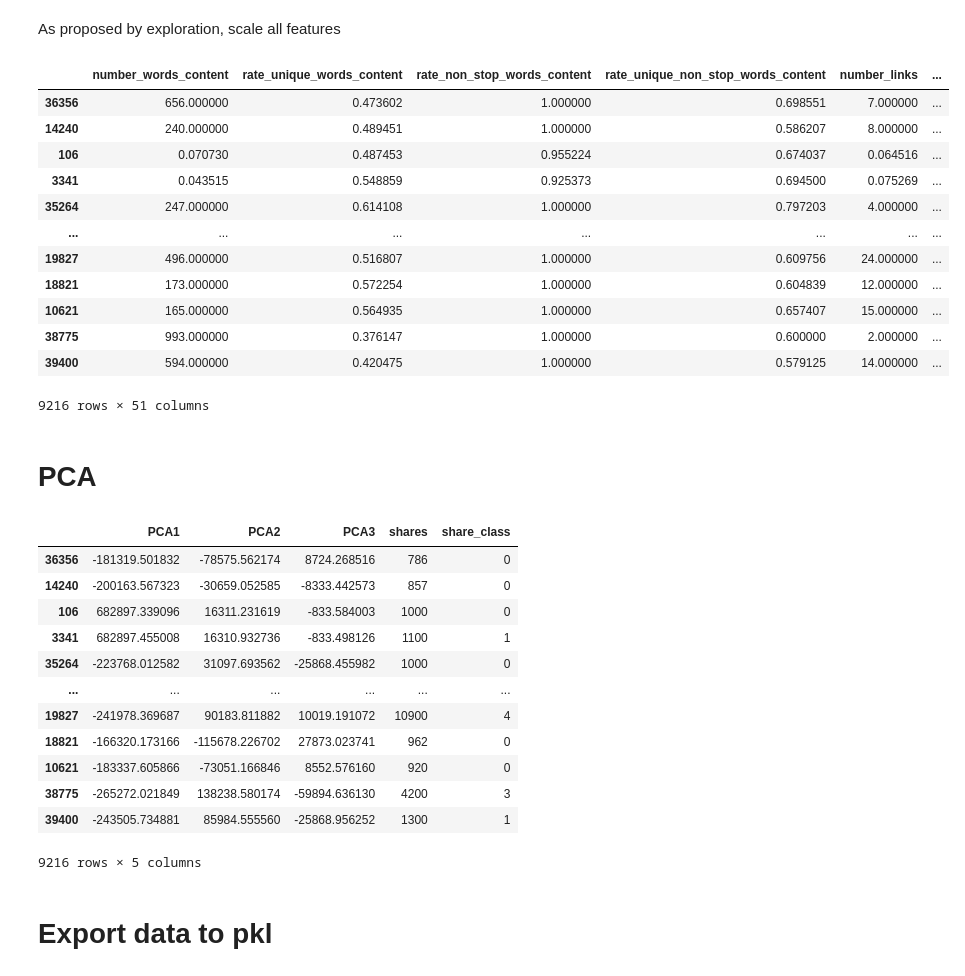
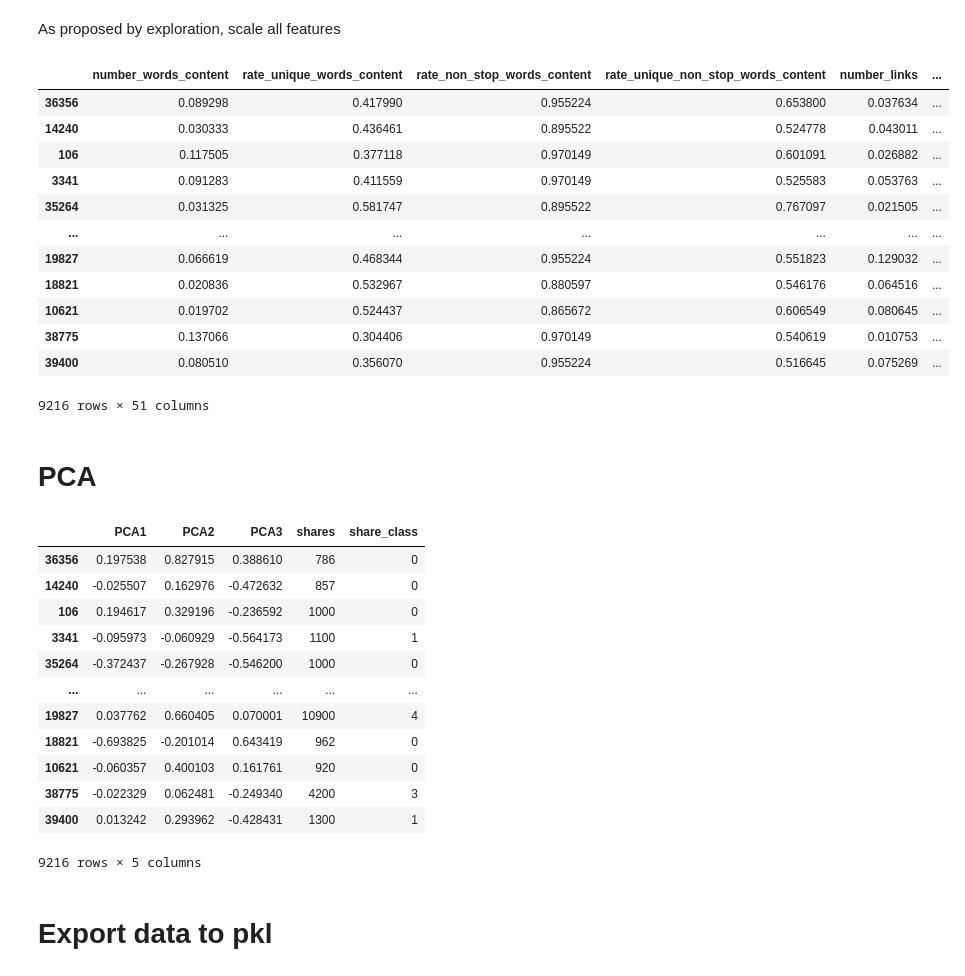
Before and after one commit to proohit/trends-in-ds-team1, a Jupyter notebook: onp_preprocessing.ipynb, the cells around one changed output. Cells and saved outputs as stored; diff of their text form; code cells hidden in the pictures.

```diff
--- a/onp_preprocessing.ipynb
+++ b/onp_preprocessing.ipynb
@@ -272,31 +272,31 @@ As proposed by exploration, scale all features
 # %%
 import pandas as pd
 
 from sklearn.preprocessing import MinMaxScaler
 scaler = MinMaxScaler()
 
 x = popularity_data.drop(' shares', axis=1).drop('share_class', axis=1)
 y = popularity_data['share_class']
 
-pop_normalized = pd.DataFrame(scaler.fit_transform(x), columns=x.columns)
+pop_normalized = pd.DataFrame(scaler.fit_transform(x), columns=x.columns, index=x.index)
 
 # Overwrite data with normalized data
 popularity_data.update(other=pop_normalized)
 
 display(popularity_data)
 # %% [output]
 |  | number_words_content | rate_unique_words_content | rate_non_stop_words_content | rate_unique_non_stop_words_content | number_links | ... |
-| 36356 | 656.000000 | 0.473602 | 1.000000 | 0.698551 | 7.000000 | ... |
-| 14240 | 240.000000 | 0.489451 | 1.000000 | 0.586207 | 8.000000 | ... |
-| 106 | 0.070730 | 0.487453 | 0.955224 | 0.674037 | 0.064516 | ... |
-| 3341 | 0.043515 | 0.548859 | 0.925373 | 0.694500 | 0.075269 | ... |
-| 35264 | 247.000000 | 0.614108 | 1.000000 | 0.797203 | 4.000000 | ... |
+| 36356 | 0.089298 | 0.417990 | 0.955224 | 0.653800 | 0.037634 | ... |
+| 14240 | 0.030333 | 0.436461 | 0.895522 | 0.524778 | 0.043011 | ... |
+| 106 | 0.117505 | 0.377118 | 0.970149 | 0.601091 | 0.026882 | ... |
+| 3341 | 0.091283 | 0.411559 | 0.970149 | 0.525583 | 0.053763 | ... |
+| 35264 | 0.031325 | 0.581747 | 0.895522 | 0.767097 | 0.021505 | ... |
 | ... | ... | ... | ... | ... | ... | ... |
-| 19827 | 496.000000 | 0.516807 | 1.000000 | 0.609756 | 24.000000 | ... |
-| 18821 | 173.000000 | 0.572254 | 1.000000 | 0.604839 | 12.000000 | ... |
-| 10621 | 165.000000 | 0.564935 | 1.000000 | 0.657407 | 15.000000 | ... |
-| 38775 | 993.000000 | 0.376147 | 1.000000 | 0.600000 | 2.000000 | ... |
-| 39400 | 594.000000 | 0.420475 | 1.000000 | 0.579125 | 14.000000 | ... |
+| 19827 | 0.066619 | 0.468344 | 0.955224 | 0.551823 | 0.129032 | ... |
+| 18821 | 0.020836 | 0.532967 | 0.880597 | 0.546176 | 0.064516 | ... |
+| 10621 | 0.019702 | 0.524437 | 0.865672 | 0.606549 | 0.080645 | ... |
+| 38775 | 0.137066 | 0.304406 | 0.970149 | 0.540619 | 0.010753 | ... |
+| 39400 | 0.080510 | 0.356070 | 0.955224 | 0.516645 | 0.075269 | ... |
 9216 rows × 51 columns
 # %% [markdown]
 # PCA
@@ -318,17 +318,17 @@ pop_pca[[' shares', 'share_class']] = y_tran
 display(pop_pca)
 # %% [output]
 |  | PCA1 | PCA2 | PCA3 | shares | share_class |
-| 36356 | -181319.501832 | -78575.562174 | 8724.268516 | 786 | 0 |
-| 14240 | -200163.567323 | -30659.052585 | -8333.442573 | 857 | 0 |
-| 106 | 682897.339096 | 16311.231619 | -833.584003 | 1000 | 0 |
-| 3341 | 682897.455008 | 16310.932736 | -833.498126 | 1100 | 1 |
-| 35264 | -223768.012582 | 31097.693562 | -25868.455982 | 1000 | 0 |
+| 36356 | 0.197538 | 0.827915 | 0.388610 | 786 | 0 |
+| 14240 | -0.025507 | 0.162976 | -0.472632 | 857 | 0 |
+| 106 | 0.194617 | 0.329196 | -0.236592 | 1000 | 0 |
+| 3341 | -0.095973 | -0.060929 | -0.564173 | 1100 | 1 |
+| 35264 | -0.372437 | -0.267928 | -0.546200 | 1000 | 0 |
 | ... | ... | ... | ... | ... | ... |
-| 19827 | -241978.369687 | 90183.811882 | 10019.191072 | 10900 | 4 |
-| 18821 | -166320.173166 | -115678.226702 | 27873.023741 | 962 | 0 |
-| 10621 | -183337.605866 | -73051.166846 | 8552.576160 | 920 | 0 |
-| 38775 | -265272.021849 | 138238.580174 | -59894.636130 | 4200 | 3 |
-| 39400 | -243505.734881 | 85984.555560 | -25868.956252 | 1300 | 1 |
+| 19827 | 0.037762 | 0.660405 | 0.070001 | 10900 | 4 |
+| 18821 | -0.693825 | -0.201014 | 0.643419 | 962 | 0 |
+| 10621 | -0.060357 | 0.400103 | 0.161761 | 920 | 0 |
+| 38775 | -0.022329 | 0.062481 | -0.249340 | 4200 | 3 |
+| 39400 | 0.013242 | 0.293962 | -0.428431 | 1300 | 1 |
 9216 rows × 5 columns
 # %% [markdown]
 # Export data to pkl
```
Also changed, not shown: parts of 1 cell of this notebook, 1 other file.
